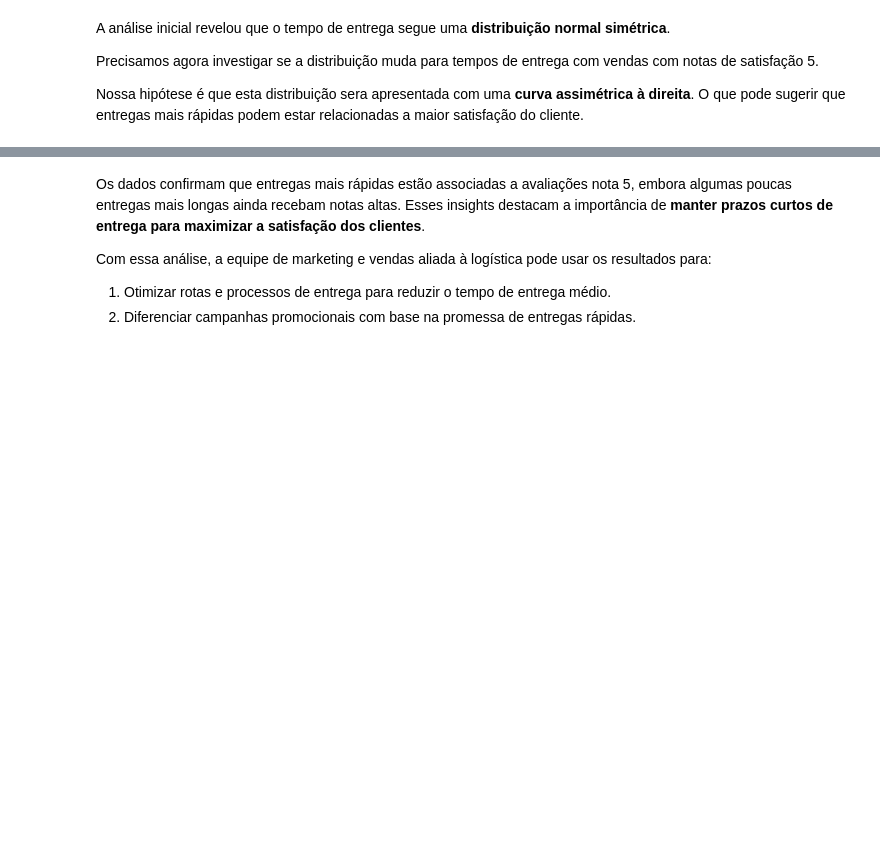
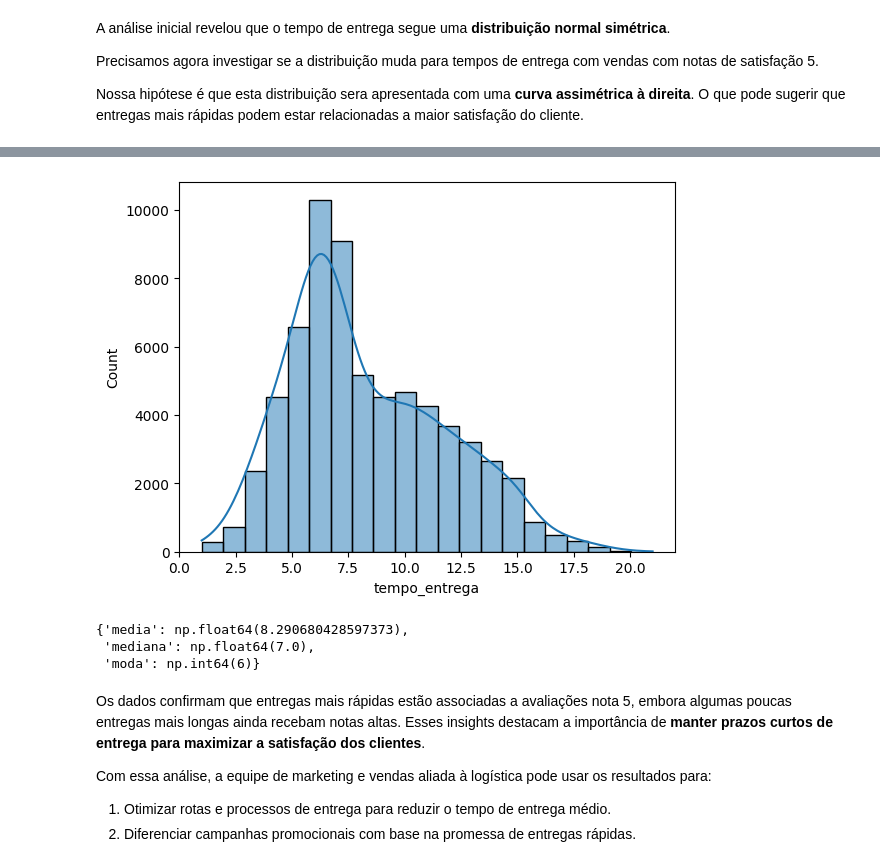
Before and after one commit to junior-vs/studio-ai-python, a Jupyter notebook: course/JupyterProject/estatistica/curso01/estatistica_Python_frequencias_e_medidas.ipynb, the cells around one changed output, grey strips where cells are left out. Saved outputs shown, nothing was run; the diff lists cells and outputs as text; code cells hidden in the pictures; blank space fills up the shorter version.

```diff
--- a/course/JupyterProject/estatistica/curso01/estatistica_Python_frequencias_e_medidas.ipynb
+++ b/course/JupyterProject/estatistica/curso01/estatistica_Python_frequencias_e_medidas.ipynb
@@ -807,3 +1050,6 @@ A análise inicial revelou que o tempo de entrega segue uma **distribuição nor
 Precisamos agora investigar se a distribuição muda para tempos de entrega com vendas com notas de satisfação 5.
 
 Nossa hipótese é que esta distribuição sera apresentada com uma **curva assimétrica à direita**. O que pode sugerir que entregas mais rápidas podem estar relacionadas a maior satisfação do cliente.
+# %%
+dados_nota_5 = df[df['avaliacao'] == 5]
+dados_nota_5.head()
@@ -810,3 +1063,19 @@ Nossa hipótese é que esta distribuição sera apresentada com uma **curva assi
+# %%
+sns.histplot(bins=21, data=dados_nota_5, x='tempo_entrega', kde=True, kde_kws={'bw_adjust':2})
+plt.show()
+# %% [output]
+[figure, added]
+# %%
+resumo = {
+    'media': dados_nota_5['tempo_entrega'].mean(),
+    'mediana': dados_nota_5['tempo_entrega'].median(),
+    'moda': dados_nota_5['tempo_entrega'].mode()[0]
+}
+resumo
+# %% [output]
+{'media': np.float64(8.290680428597373),
+ 'mediana': np.float64(7.0),
+ 'moda': np.int64(6)}
 # %% [markdown]
 Os dados confirmam que entregas mais rápidas estão associadas a avaliações nota 5, embora algumas poucas entregas mais longas ainda recebam notas altas. Esses insights destacam a importância de **manter prazos curtos de entrega para maximizar a satisfação dos clientes**.
 
```
Also changed, not shown: parts of 31 cells of this notebook, 14 other files.
